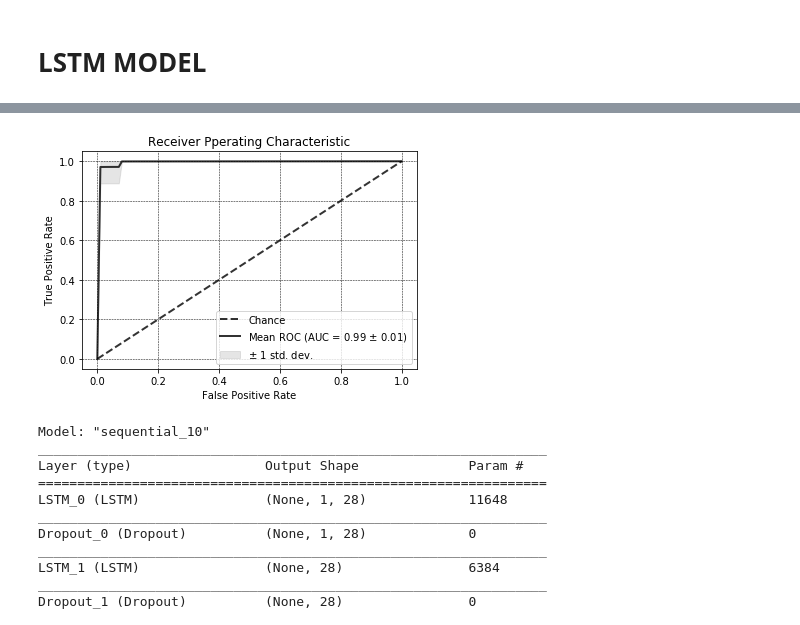
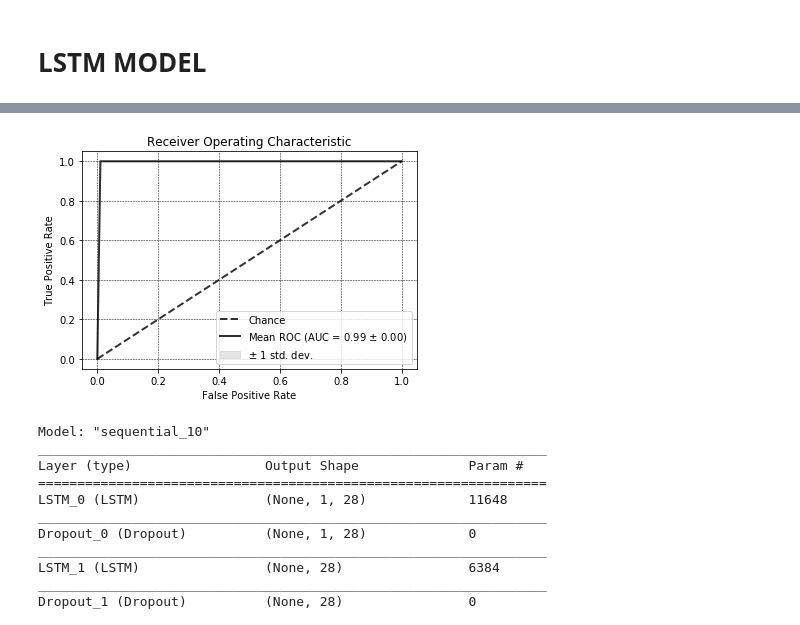
Before and after one commit to gdparra/Detecting_Attacks_using_Distributed_DL, a Jupyter notebook: 3_Back_End_LSTM_Detection_Module-V3.ipynb, the cells around one changed output, grey strips where cells are left out. Saved outputs shown, nothing was run; the diff lists cells and outputs as text; code cells hidden in the pictures.

```diff
--- a/3_Back_End_LSTM_Detection_Module-V3.ipynb
+++ b/3_Back_End_LSTM_Detection_Module-V3.ipynb
@@ -24,7 +24,7 @@ dir1="/home/ubuntu/dataset/"
 
 from numpy import genfromtxt
 benign_traffic = genfromtxt(dir1+'benign_traffic.csv', delimiter=',')
-malicious_traffic_dataset = genfromtxt(dir1+'all_malicious.csv', delimiter=',')
+malicious_traffic_dataset = genfromtxt(dir1+'mirai_udp.csv', delimiter=',')
 # %% [output]
 Using TensorFlow backend.
 # %%
@@ -265,41 +283,41 @@ print("%.2f%% (+/- %.2f%%)" % (np.mean(cvscores), np.std(cvscores)))
 # %%
 
 from keras.models import load_model
-model.save(dir1+'mirai_udpplain_model.h5')
+model.save(dir1+'mirai_udp_model.h5')
 
 
 %matplotlib inline
 #########################################################################
 # Plot ROC
-plt.plot([0, 1], [0, 1], linestyle='--', lw=2, color='r',
+plt.plot([0, 1], [0, 1], linestyle='--', lw=2, color='k',
          label='Chance', alpha=.8)
 
 mean_tpr = np.mean(tprs, axis=0)
 mean_tpr[-1] = 1.0
 mean_auc = auc(mean_fpr, mean_tpr)
 std_auc = np.std(aucs)
-plt.plot(mean_fpr, mean_tpr, color='b',
+plt.plot(mean_fpr, mean_tpr, color='k',
          label=r'Mean ROC (AUC = %0.2f $\pm$ %0.2f)' % (mean_auc, std_auc),
          lw=2, alpha=.8)
 
 std_tpr = np.std(tprs, axis=0)
 tprs_upper = np.minimum(mean_tpr + std_tpr, 1)
 tprs_lower = np.maximum(mean_tpr - std_tpr, 0)
 plt.fill_between(mean_fpr, tprs_lower, tprs_upper, color='grey', alpha=.2,
                  label=r'$\pm$ 1 std. dev.')
 
 plt.xlim([-0.05, 1.05])
 plt.ylim([-0.05, 1.05])
 plt.xlabel('False Positive Rate')
 plt.ylabel('True Positive Rate')
-plt.title('Receiver Pperating Characteristic')
+plt.title('Receiver Operating Characteristic')
 plt.legend(loc="lower right")
 plt.grid(which='major', linestyle='--', linewidth='0.5', color='black')
 #plt.grid(which='minor', linestyle=':', linewidth='0.5', color='black')
-plt.savefig('ROC_all_malicious.png')
+plt.savefig('ROC_mirai_udp.png')
 plt.show()
 # %% [output]
-[figure, old version]
+[figure, new version]
 # %%
 model.summary()
 # %% [output]
```
Also changed, not shown: parts of 15 cells of this notebook.
